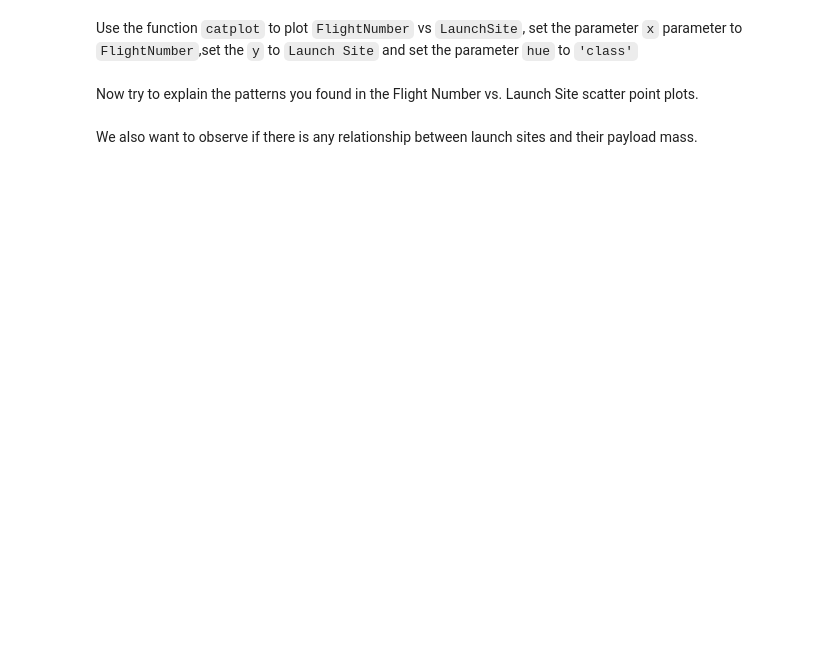
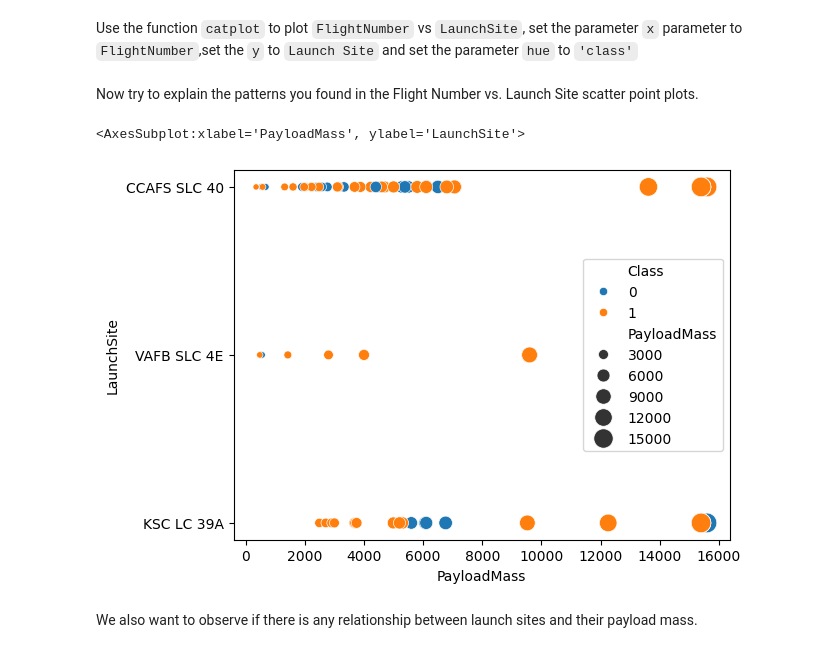
Before and after one commit to olawalejuwonm/AI-ENGINEERING, a Jupyter notebook: DATA SCIENCE/jupyter-labs-eda-dataviz.ipynb.jupyterlite.ipynb, the cells around one changed output. Drawn from its saved outputs; the diff is of its cells as text; code cells hidden in the pictures; blank space fills up the shorter version.

```diff
--- a/DATA SCIENCE/jupyter-labs-eda-dataviz.ipynb.jupyterlite.ipynb
+++ b/DATA SCIENCE/jupyter-labs-eda-dataviz.ipynb.jupyterlite.ipynb
@@ -86,6 +98,10 @@ Use the function <code>catplot</code> to plot <code>FlightNumber</code> vs <code
 Now try to explain the patterns you found in the Flight Number vs. Launch Site scatter point plots.
 # %%
 ### TASK 2: Visualize the relationship between Payload and Launch Site
+sns.scatterplot(data=df, x="PayloadMass", y="LaunchSite", hue="Class", size="PayloadMass", sizes=(20, 200))
+# %% [output]
+<AxesSubplot:xlabel='PayloadMass', ylabel='LaunchSite'>
+[figure, added]
 # %% [markdown]
 We also want to observe if there is any relationship between launch sites and their payload mass.
 # %%
```
Also changed, not shown: parts of 21 cells of this notebook, 1 other file.
